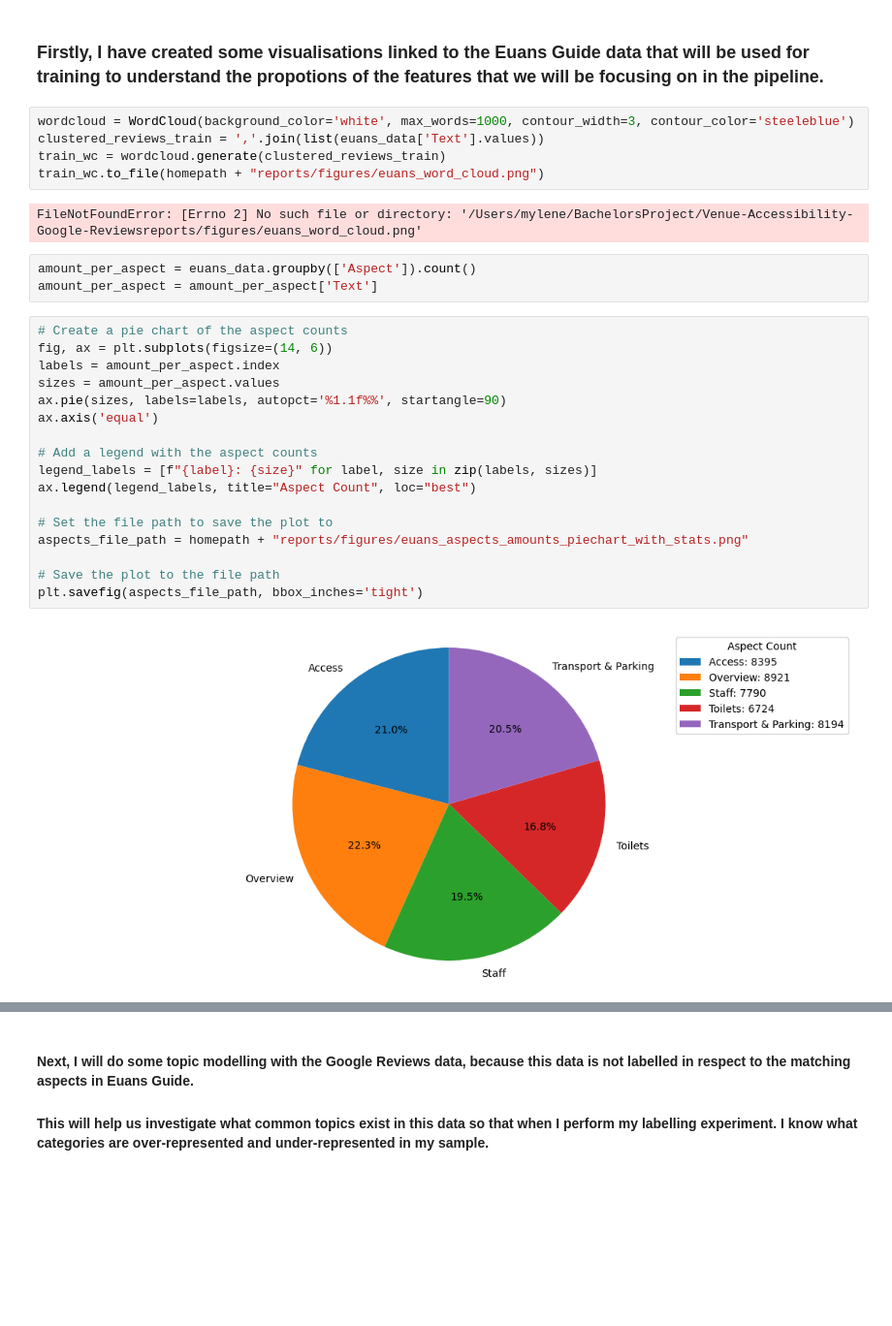
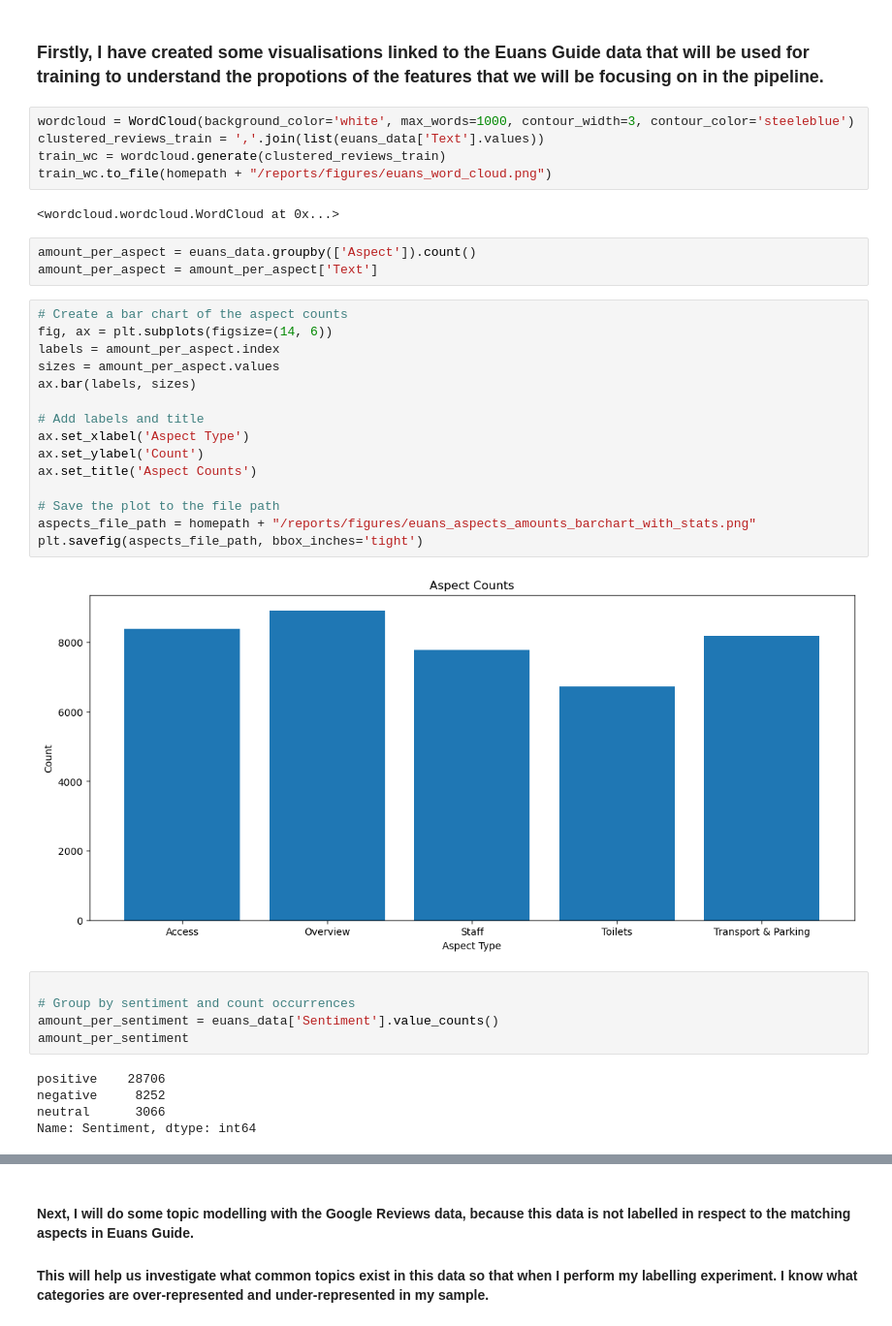
Before and after one commit to Amsterdam-Internships/Venue-Accessibility-Google-Reviews, a Jupyter notebook: notebooks/ExploratoryDataAnalysis.ipynb, the cells around one changed output, grey strips where cells are left out. Shown at 97% size. Drawn from its saved outputs; the diff is of its cells as text; blank space fills up the shorter version.

```diff
--- a/notebooks/ExploratoryDataAnalysis.ipynb
+++ b/notebooks/ExploratoryDataAnalysis.ipynb
@@ -38,29 +41,37 @@ euans_data = pd.read_csv(euans_path)
 wordcloud = WordCloud(background_color='white', max_words=1000, contour_width=3, contour_color='steeleblue')
 clustered_reviews_train = ','.join(list(euans_data['Text'].values))
 train_wc = wordcloud.generate(clustered_reviews_train)
-train_wc.to_file(homepath + "reports/figures/euans_word_cloud.png")
+train_wc.to_file(homepath + "/reports/figures/euans_word_cloud.png")
 # %% [output]
-FileNotFoundError: [Errno 2] No such file or directory: '/Users/mylene/BachelorsProject/Venue-Accessibility-Google-Reviewsreports/figures/euans_word_cloud.png'
+<wordcloud.wordcloud.WordCloud at 0x...>
 # %%
 amount_per_aspect = euans_data.groupby(['Aspect']).count()
 amount_per_aspect = amount_per_aspect['Text']
 # %%
-# Create a pie chart of the aspect counts
+# Create a bar chart of the aspect counts
 fig, ax = plt.subplots(figsize=(14, 6))
 labels = amount_per_aspect.index
 sizes = amount_per_aspect.values
-ax.pie(sizes, labels=labels, autopct='%1.1f%%', startangle=90)
-ax.axis('equal')
+ax.bar(labels, sizes)
 
-# Add a legend with the aspect counts
-legend_labels = [f"{label}: {size}" for label, size in zip(labels, sizes)]
-ax.legend(legend_labels, title="Aspect Count", loc="best")
-
-# Set the file path to save the plot to
-aspects_file_path = homepath + "reports/figures/euans_aspects_amounts_piechart_with_stats.png"
+# Add labels and title
+ax.set_xlabel('Aspect Type')
+ax.set_ylabel('Count')
+ax.set_title('Aspect Counts')
 
 # Save the plot to the file path
+aspects_file_path = homepath + "/reports/figures/euans_aspects_amounts_barchart_with_stats.png"
 plt.savefig(aspects_file_path, bbox_inches='tight')
 # %% [output]
-[figure, old version]
+[figure, new version]
+# %%
+
+# Group by sentiment and count occurrences
+amount_per_sentiment = euans_data['Sentiment'].value_counts()
+amount_per_sentiment
+# %% [output]
+positive    28706
+negative     8252
+neutral      3066
+Name: Sentiment, dtype: int64
 # %%
```
Also changed, not shown: parts of 3 cells of this notebook, 5 other files.
